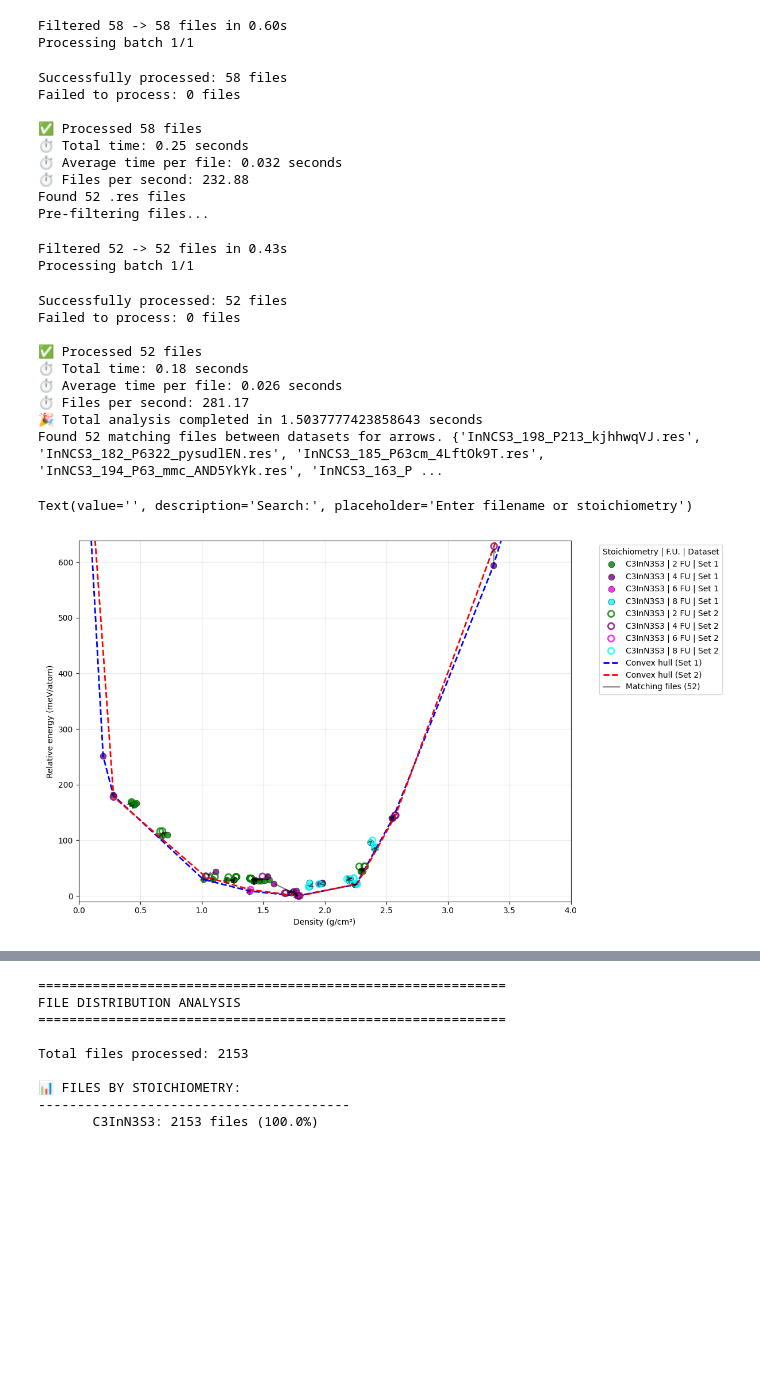
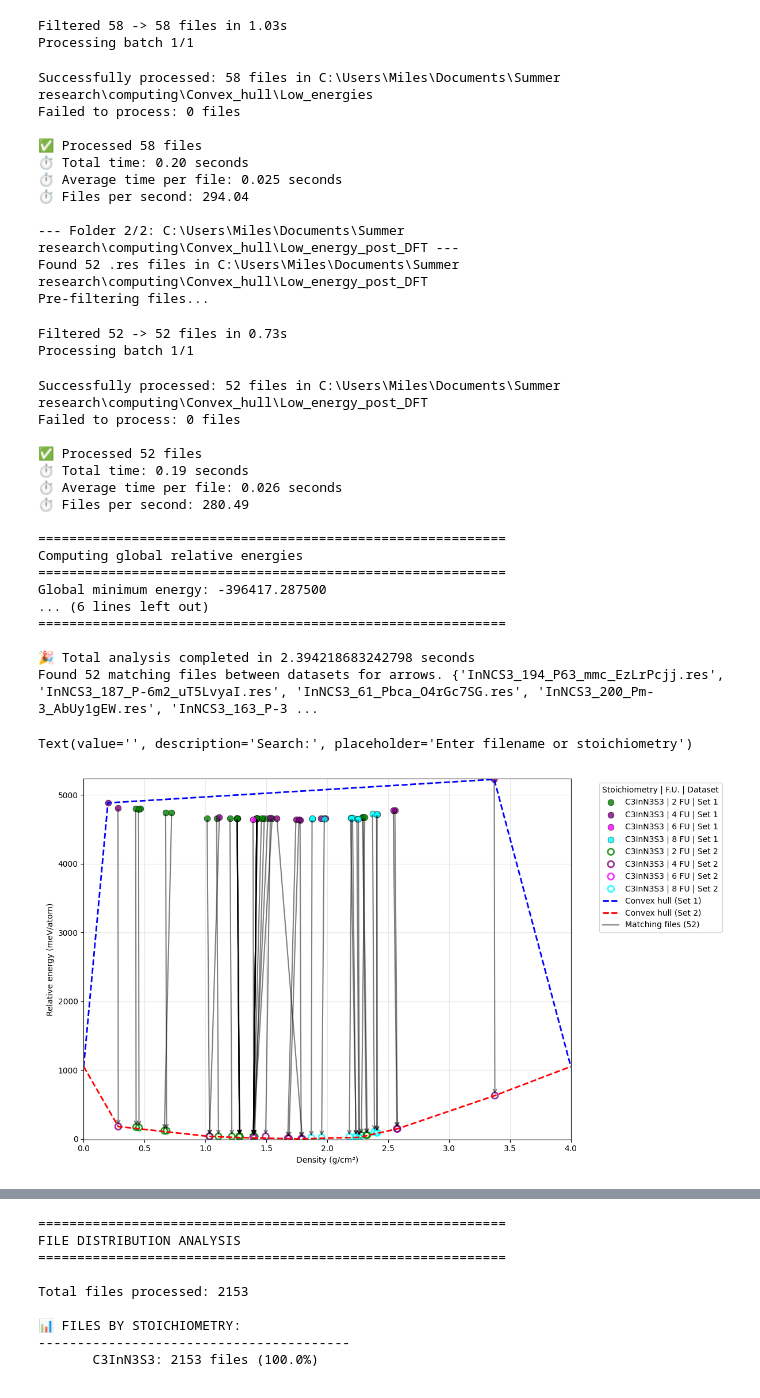
Before and after one commit to Miles-Stevens/CASTEP-Energy-density-graph-, a Jupyter notebook: Energy density graphs - res edition.ipynb, the cells around one changed output, grey strips where cells are left out. Cells and saved outputs as stored; diff of their text form; code cells hidden in the pictures; blank space fills up the shorter version.

```diff
--- a/Energy density graphs - res edition.ipynb
+++ b/Energy density graphs - res edition.ipynb
@@ -1405,9 +1503,9 @@ analyzer = RESAnalyzer(config)
 # try:
 print("🚀 Starting optimized analysis...")
 start_time = time.time()
-
-results_1 = analyzer.process_folder(folder_1)
-results_2 = analyzer.process_folder(folder_2)
+Full_results= analyzer.process_multiple_folders(folders=[folder_1, folder_2])
+results_1 = Full_results.get(folder_1.name, None)
+results_2 = Full_results.get(folder_2.name, None)
 
 total_time = time.time() - start_time
 print(f"🎉 Total analysis completed in {total_time} seconds")
@@ -1430,28 +1535,38 @@ Found 58 .res files
 Pre-filtering files...
-Filtered 58 -> 58 files in 0.60s
+Filtered 58 -> 58 files in 1.03s
 Processing batch 1/1
-Successfully processed: 58 files
+Successfully processed: 58 files in C:\Users\Miles\Documents\Summer research\computing\Convex_hull\Low_energies
 Failed to process: 0 files
 
 ✅ Processed 58 files
-⏱️ Total time: 0.25 seconds
-⏱️ Average time per file: 0.032 seconds
-⏱️ Files per second: 232.88
-Found 52 .res files
+⏱️ Total time: 0.20 seconds
+⏱️ Average time per file: 0.025 seconds
+⏱️ Files per second: 294.04
+
+--- Folder 2/2: C:\Users\Miles\Documents\Summer research\computing\Convex_hull\Low_energy_post_DFT ---
+Found 52 .res files in C:\Users\Miles\Documents\Summer research\computing\Convex_hull\Low_energy_post_DFT
 Pre-filtering files...
-Filtered 52 -> 52 files in 0.43s
+Filtered 52 -> 52 files in 0.73s
 Processing batch 1/1
-Successfully processed: 52 files
+Successfully processed: 52 files in C:\Users\Miles\Documents\Summer research\computing\Convex_hull\Low_energy_post_DFT
 Failed to process: 0 files
 
 ✅ Processed 52 files
-⏱️ Total time: 0.18 seconds
+⏱️ Total time: 0.19 seconds
 ⏱️ Average time per file: 0.026 seconds
-⏱️ Files per second: 281.17
-🎉 Total analysis completed in 1.5037777423858643 seconds
-Found 52 matching files between datasets for arrows. {'InNCS3_198_P213_kjhhwqVJ.res', 'InNCS3_182_P6322_pysudlEN.res', 'InNCS3_185_P63cm_4LftOk9T.res', 'InNCS3_194_P63_mmc_AND5YkYk.res', 'InNCS3_163_P ...
+⏱️ Files per second: 280.49
+
+============================================================
+Computing global relative energies
+============================================================
+Global minimum energy: -396417.287500
+... (6 lines left out)
+============================================================
+
+🎉 Total analysis completed in 2.394218683242798 seconds
+Found 52 matching files between datasets for arrows. {'InNCS3_194_P63_mmc_EzLrPcjj.res', 'InNCS3_187_P-6m2_uT5LvyaI.res', 'InNCS3_61_Pbca_O4rGc7SG.res', 'InNCS3_200_Pm-3_AbUy1gEW.res', 'InNCS3_163_P-3 ...
 Text(value='', description='Search:', placeholder='Enter filename or stoichiometry')
-[figure, old version]
+[figure, new version]
 # %%
 # Separate Jupyter cell for Energy Density Comparison Plot
 import numpy as np
```
Also changed, not shown: parts of 3 cells of this notebook.
